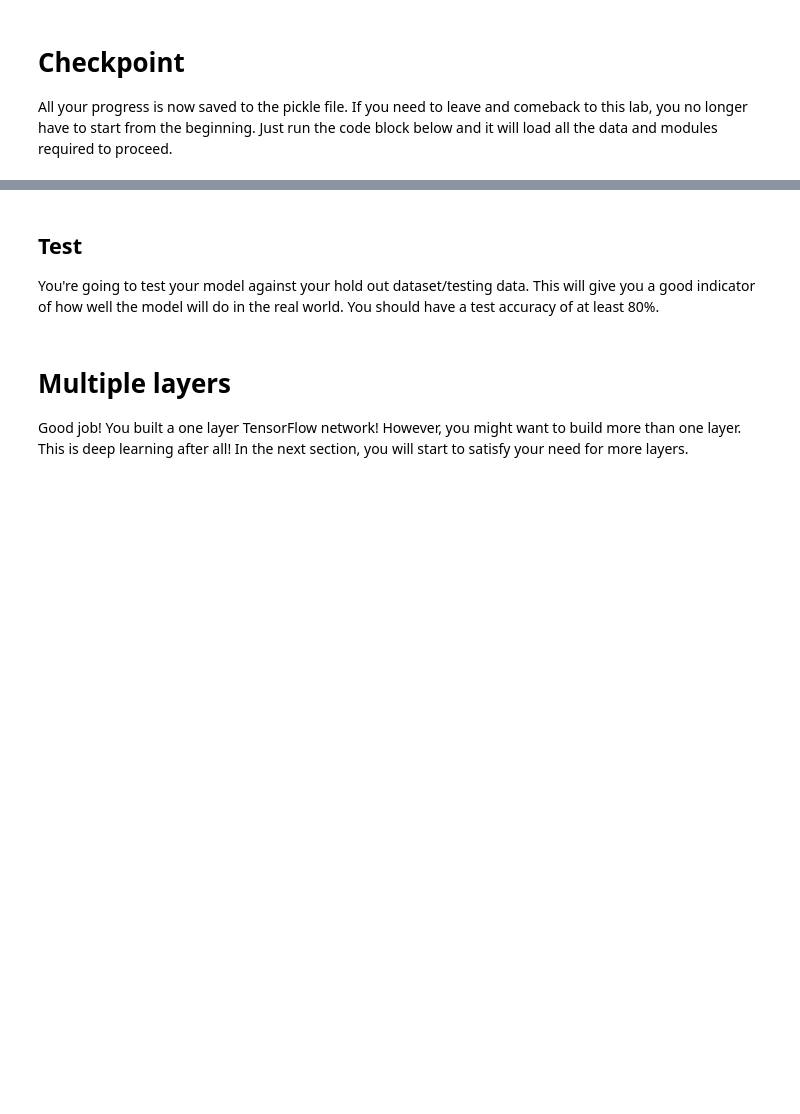
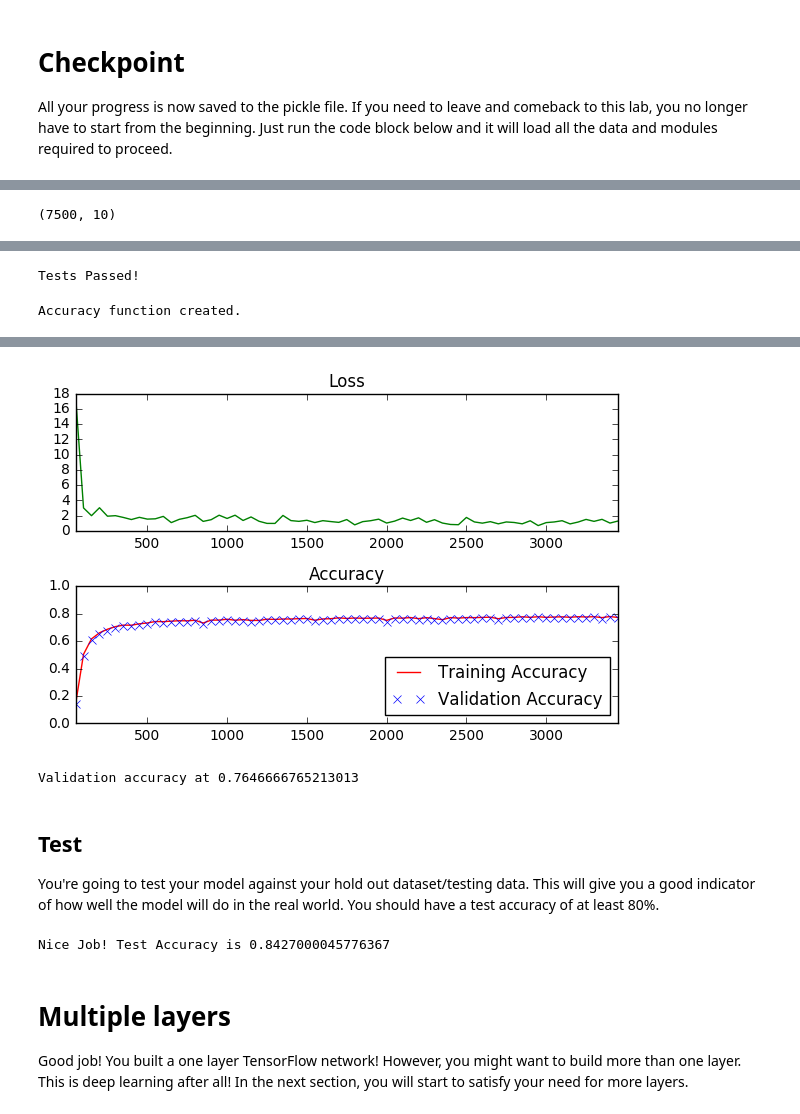
Before and after one commit to moriano/deep-learning, a Jupyter notebook: intro-to-tensorflow/intro_to_tensorflow.ipynb, the cells around one changed output, grey strips where cells are left out. Drawn from its saved outputs; the diff is of its cells as text; code cells hidden in the pictures; blank space fills up the shorter version.

```diff
--- a/intro-to-tensorflow/intro_to_tensorflow.ipynb
+++ b/intro-to-tensorflow/intro_to_tensorflow.ipynb
@@ -119,6 +126,10 @@ def normalize_grayscale(image_data):
     :return: Normalized image data
     """
     # TODO: Implement Min-Max scaling for grayscale image data
+    a = 0.1
+    b = 0.9
+    image_data = a + (((image_data - image_data.min()) * (b - a)) / (image_data.max()) - image_data.min())
+    return image_data
 
 
 ### DON'T MODIFY ANYTHING BELOW ###
@@ -218,3 +239,7 @@ print('Data and modules loaded.')
+# %%
+print(valid_labels.shape)
+# %% [output]
+(7500, 10)
 # %% [markdown]
 
 ## Problem 2
@@ -245,14 +270,12 @@ features_count = 784
 labels_count = 10
 
 # TODO: Set the features and labels tensors
-# features =
-# labels =
+features = tf.placeholder(tf.float32)
+labels = tf.placeholder(tf.float32)
 
 # TODO: Set the weights and biases tensors
-# weights =
-# biases =
-
-
+weights = tf.Variable(tf.truncated_normal((features_count, labels_count)))
+biases = tf.Variable(tf.zeros(labels_count))
 
 ### DON'T MODIFY ANYTHING BELOW ###
 
@@ -306,6 +329,8 @@ with tf.Session() as session:
 assert not np.count_nonzero(biases_data), 'biases must be zeros'
 
 print('Tests Passed!')
+# %% [output]
+Tests Passed!
 # %%
 # Determine if the predictions are correct
 is_correct_prediction = tf.equal(tf.argmax(prediction, 1), tf.argmax(labels, 1))
@@ -313,6 +338,8 @@ is_correct_prediction = tf.equal(tf.argmax(prediction, 1), tf.argmax(labels, 1))
 accuracy = tf.reduce_mean(tf.cast(is_correct_prediction, tf.float32))
 
 print('Accuracy function created.')
+# %% [output]
+Accuracy function created.
 # %% [markdown]
 <img src="image/Learn_Rate_Tune_Image.png" style="height: 70%;width: 70%">
 ## Problem 3
@@ -346,10 +373,12 @@ The code will print out a Loss and Accuracy graph, so you can see how well the n
 batch_size = 128
 
 # TODO: Find the best parameters for each configuration
-# epochs =
-# learning_rate =
+epochs = 3
+learning_rate = 0.2
 
-
+#epochs 1, lr 0.1 ==> 0.73
+#epochs 2, lr 0.2 ==> 0.74
+#epochs 3, 4 lr 0.2 ==> 0.74
 
 ### DON'T MODIFY ANYTHING BELOW ###
 # Gradient Descent
@@ -390,33 +419,36 @@ with tf.Session() as session:
             if not batch_i % log_batch_step:
                 # Calculate Training and Validation accuracy
                 training_accuracy = session.run(accuracy, feed_dict=train_feed_dict)
                 validation_accuracy = session.run(accuracy, feed_dict=valid_feed_dict)
 
                 # Log batches
                 previous_batch = batches[-1] if batches else 0
                 batches.append(log_batch_step + previous_batch)
                 loss_batch.append(l)
                 train_acc_batch.append(training_accuracy)
                 valid_acc_batch.append(validation_accuracy)
 
         # Check accuracy against Validation data
         validation_accuracy = session.run(accuracy, feed_dict=valid_feed_dict)
 
 loss_plot = plt.subplot(211)
 loss_plot.set_title('Loss')
 loss_plot.plot(batches, loss_batch, 'g')
 loss_plot.set_xlim([batches[0], batches[-1]])
 acc_plot = plt.subplot(212)
 acc_plot.set_title('Accuracy')
 acc_plot.plot(batches, train_acc_batch, 'r', label='Training Accuracy')
 acc_plot.plot(batches, valid_acc_batch, 'x', label='Validation Accuracy')
 acc_plot.set_ylim([0, 1.0])
 acc_plot.set_xlim([batches[0], batches[-1]])
 acc_plot.legend(loc=4)
 plt.tight_layout()
 plt.show()
 
 print('Validation accuracy at {}'.format(validation_accuracy))
+# %% [output]
+[figure, added]
+Validation accuracy at 0.7646666765213013
 # %% [markdown]
 ## Test
 You're going to test your model against your hold out dataset/testing data.  This will give you a good indicator of how well the model will do in the real world.  You should have a test accuracy of at least 80%.
@@ -448,9 +480,10 @@ with tf.Session() as session:
         # Check accuracy against Test data
         test_accuracy = session.run(accuracy, feed_dict=test_feed_dict)
 
-
 assert test_accuracy >= 0.80, 'Test accuracy at {}, should be equal to or greater than 0.80'.format(test_accuracy)
 print('Nice Job! Test Accuracy is {}'.format(test_accuracy))
+# %% [output]
+Nice Job! Test Accuracy is 0.8427000045776367
 # %% [markdown]
 # Multiple layers
 Good job!  You built a one layer TensorFlow network!  However, you might want to build more than one layer.  This is deep learning after all!  In the next section, you will start to satisfy your need for more layers.
```
Also changed, not shown: parts of 9 cells of this notebook.
